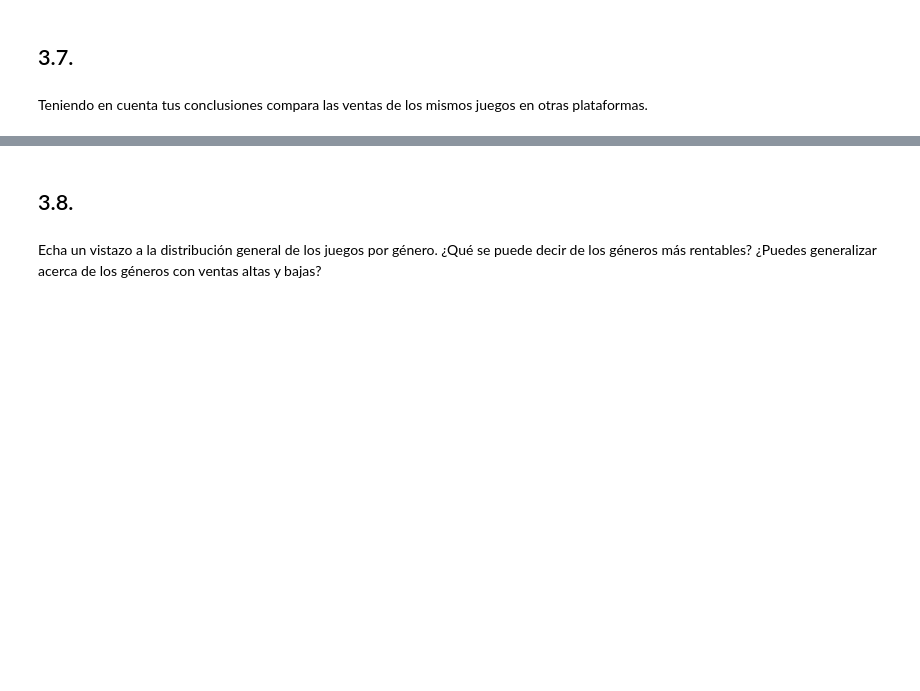
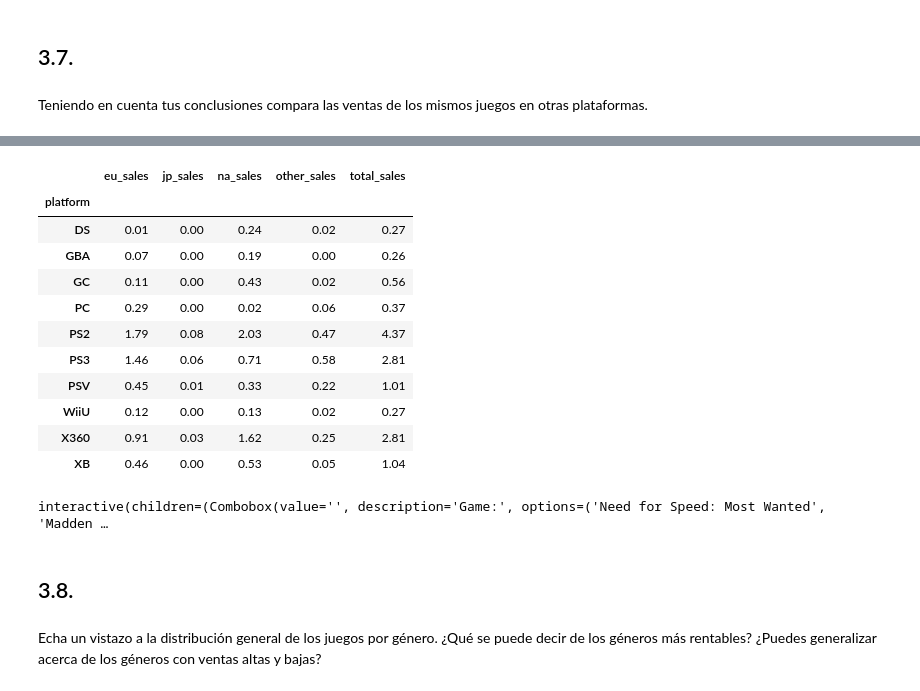
Before and after one commit to IamAirmanPhoenix/Sprint6_Project, a Jupyter notebook: notebook.ipynb, the cells around one changed output, grey strips where cells are left out. Cells and saved outputs as stored; diff of their text form; code cells hidden in the pictures; blank space fills up the shorter version.

```diff
--- a/notebook.ipynb
+++ b/notebook.ipynb
@@ -493,3 +532,49 @@ Teniendo en cuenta tus conclusiones compara las ventas de los mismos juegos en o
+# %%
+games_info.loc['Need for Speed: Most Wanted']
+# %% [output]
+|  | eu_sales | jp_sales | na_sales | other_sales | total_sales |
+| platform |  |  |  |  |  |
+| DS | 0.01 | 0.00 | 0.24 | 0.02 | 0.27 |
+| GBA | 0.07 | 0.00 | 0.19 | 0.00 | 0.26 |
+| GC | 0.11 | 0.00 | 0.43 | 0.02 | 0.56 |
+| PC | 0.29 | 0.00 | 0.02 | 0.06 | 0.37 |
+| PS2 | 1.79 | 0.08 | 2.03 | 0.47 | 4.37 |
+| PS3 | 1.46 | 0.06 | 0.71 | 0.58 | 2.81 |
+| PSV | 0.45 | 0.01 | 0.33 | 0.22 | 1.01 |
+| WiiU | 0.12 | 0.00 | 0.13 | 0.02 | 0.27 |
+| X360 | 0.91 | 0.03 | 1.62 | 0.25 | 2.81 |
+| XB | 0.46 | 0.00 | 0.53 | 0.05 | 1.04 |
+# %%
+# Used references:
+# https://www.pythoncharts.com/matplotlib/radar-charts/
+# https://ipywidgets.readthedocs.io/en/stable/examples/Using%20Interact.html
+
+def scatterPolar(x:str=''):
+
+    if x == '':
+        x = ps2_games[0]
+    else:
+        x = x
+
+    vals = list(games_info.loc[x]['total_sales'])
+    names = list(games_info.loc[x].index)
+    angles = np.linspace(0, 2 * np.pi, len(names), endpoint=False).tolist()
+
+    vals.append(vals[0])
+    angles.append(angles[0])
+    names.append(names[0])
+
+    fig, ax = plt.subplots(figsize=(6, 6), subplot_kw=dict(polar=True))
+    ax.plot(angles, vals, color='red', linewidth=1)
+    ax.fill(angles, vals, color='red', alpha=0.25)
+
+    ax.set_thetagrids(np.degrees(angles), names)
+
+    plt.title(f"Platforms sales for '{x}':")
+
+widgets.interactive(scatterPolar, x=widgets.Combobox(placeholder='Choose a game', options=ps2_games, value=None, description='Game:'))
+# %% [output]
+interactive(children=(Combobox(value='', description='Game:', options=('Need for Speed: Most Wanted', 'Madden …
 # %% [markdown]
 ## 3.8.
 # %% [markdown]
```
Also changed, not shown: parts of 13 cells of this notebook.
